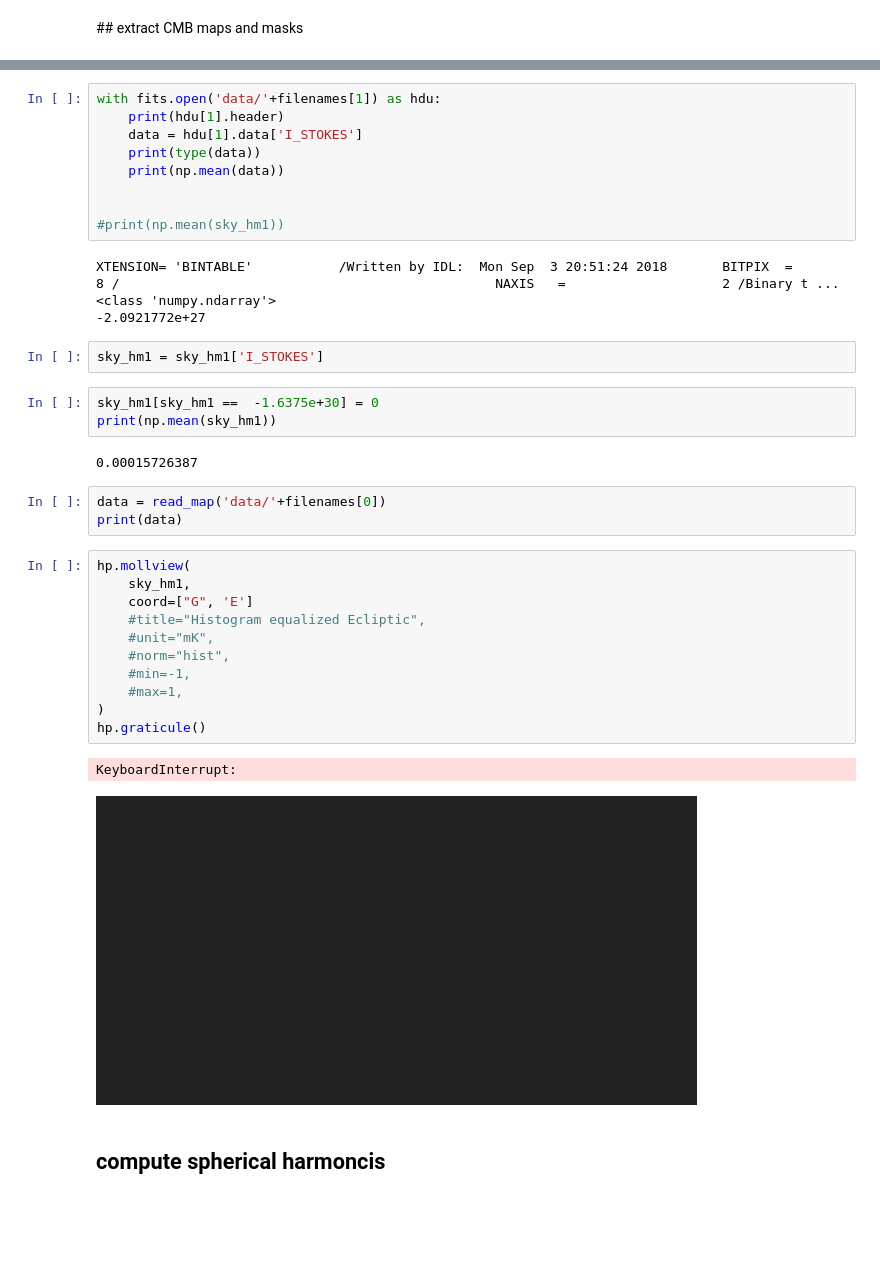
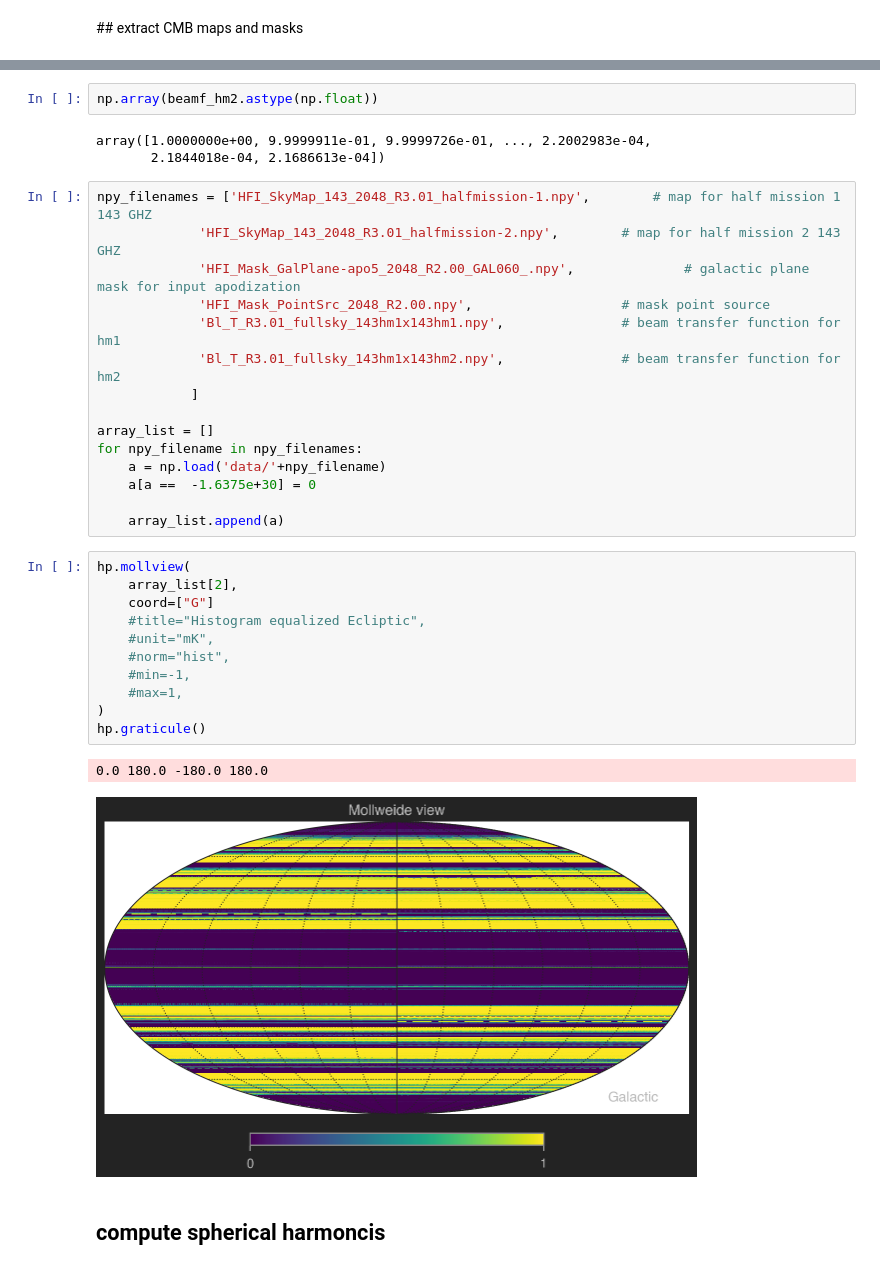
Before and after one commit to raul-bermejo/cmb_geometry, a Jupyter notebook: sandpit.ipynb, the cells around one changed output, grey strips where cells are left out. Saved outputs shown, nothing was run; the diff lists cells and outputs as text; blank space fills up the shorter version.

```diff
--- a/sandpit.ipynb
+++ b/sandpit.ipynb
@@ -55,40 +75,37 @@ beamf_hm1, beamf_hm2 = datalist[4:]
+# %%
+np.array(beamf_hm2.astype(np.float))
+# %% [output]
+array([1.0000000e+00, 9.9999911e-01, 9.9999726e-01, ..., 2.2002983e-04,
+       2.1844018e-04, 2.1686613e-04])
 # %%
-with fits.open('data/'+filenames[1]) as hdu:
-    print(hdu[1].header)
-    data = hdu[1].data['I_STOKES']
-    print(type(data))
-    print(np.mean(data))
+npy_filenames = ['HFI_SkyMap_143_2048_R3.01_halfmission-1.npy',        # map for half mission 1 143 GHZ
+             'HFI_SkyMap_143_2048_R3.01_halfmission-2.npy',        # map for half mission 2 143 GHZ
+             'HFI_Mask_GalPlane-apo5_2048_R2.00_GAL060_.npy',              # galactic plane mask for input apodization
+             'HFI_Mask_PointSrc_2048_R2.00.npy',                   # mask point source
+             'Bl_T_R3.01_fullsky_143hm1x143hm1.npy',               # beam transfer function for hm1
+             'Bl_T_R3.01_fullsky_143hm1x143hm2.npy',               # beam transfer function for hm2
+            ]
 
+array_list = []
+for npy_filename in npy_filenames:
+    a = np.load('data/'+npy_filename)
+    a[a ==  -1.6375e+30] = 0
 
-#print(np.mean(sky_hm1))
+    array_list.append(a)
-# %% [output]
-XTENSION= 'BINTABLE'           /Written by IDL:  Mon Sep  3 20:51:24 2018       BITPIX  =                    8 /                                                NAXIS   =                    2 /Binary t ...
-<class 'numpy.ndarray'>
--2.0921772e+27
-# %%
-sky_hm1 = sky_hm1['I_STOKES']
-# %%
-sky_hm1[sky_hm1 ==  -1.6375e+30] = 0
-print(np.mean(sky_hm1))
-# %% [output]
-0.00015726387
-# %%
-data = read_map('data/'+filenames[0])
-print(data)
 # %%
 hp.mollview(
-    sky_hm1,
-    coord=["G", 'E']
+    array_list[2],
+    coord=["G"]
     #title="Histogram equalized Ecliptic",
     #unit="mK",
     #norm="hist",
     #min=-1,
     #max=1,
 )
 hp.graticule()
 # %% [output]
-KeyboardInterrupt:
+0.0 180.0 -180.0 180.0
-[figure, old version]
+[figure, new version]
 # %% [markdown]
 ## compute spherical harmoncis
 # %%
```
Also changed, not shown: parts of 8 cells of this notebook.
